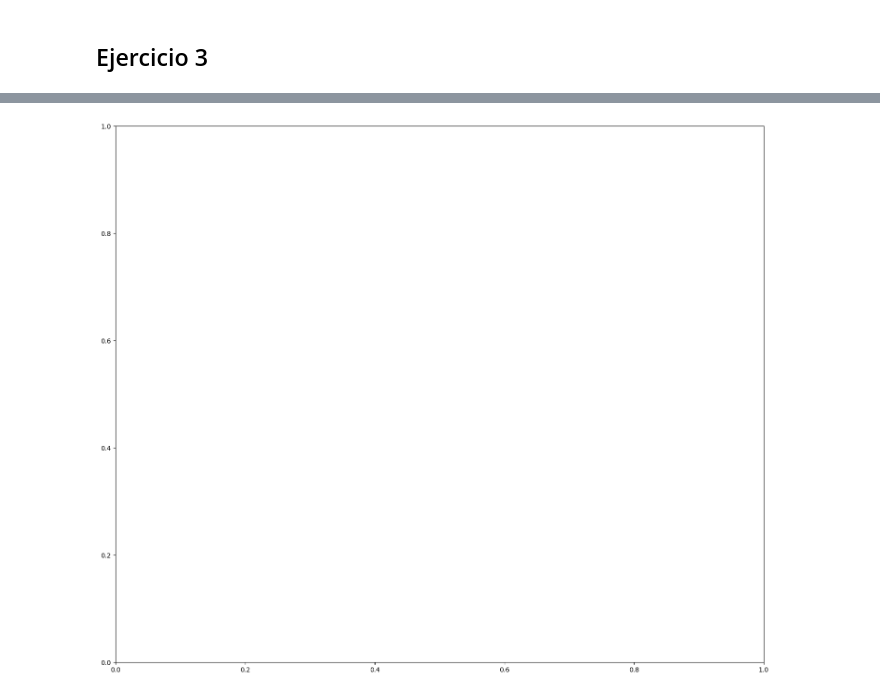
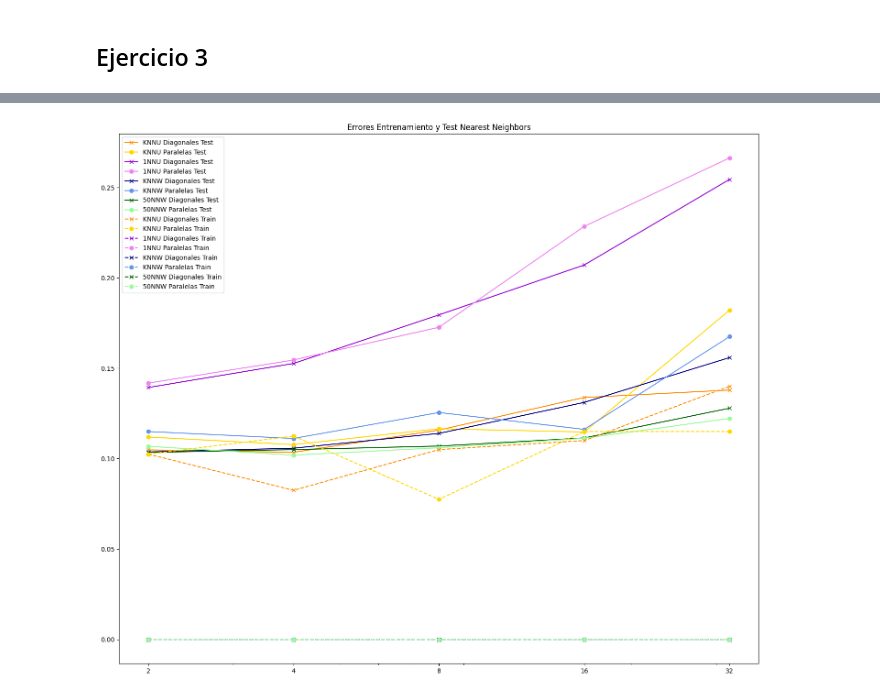
Before and after one commit to Pomarola/IAA, a Jupyter notebook: TP4 Lucas Poma.ipynb, the cells around one changed output, grey strips where cells are left out. Cells and saved outputs as stored; diff of their text form; code cells hidden in the pictures.

```diff
--- a/TP4 Lucas Poma.ipynb
+++ b/TP4 Lucas Poma.ipynb
@@ -340,13 +372,13 @@ for dimension in dimensiones:
         best_knn, _, _, _ = entrenar_knn_clasificacion(MAX_VECINOS, X_train, y_train, X_val, y_val, X_test, y_test)
         errTest = error_clasificacion(y_test, best_knn.predict(X_test))
         errEntrenamiento = error_clasificacion(y_train, best_knn.predict(X_train))
-        dataParalelasKNN.append([dimension, conjunto, errTest, errEntrenamiento])
+        dataDiagonalesKNN.append([dimension, conjunto, errTest, errEntrenamiento])
 
         best_knn = KNeighborsClassifier(n_neighbors=1, weights='uniform')
         best_knn.fit(X, y)
         errTest = error_clasificacion(y_test, best_knn.predict(X_test))
         errEntrenamiento = error_clasificacion(y, best_knn.predict(X))
-        dataParalelas1NN.append([dimension, conjunto, errTest, errEntrenamiento])
+        dataDiagonales1NN.append([dimension, conjunto, errTest, errEntrenamiento])
 # %% [markdown]
 ### Paralelas
 # %%
@@ -489,10 +521,10 @@ dataParalelas50NNW = []
 dataDiagonales50NNW = []
 dataParalelasKNNW = []
 dataDiagonalesKNNW = []
-dataParalelasKNN = []
-dataDiagonalesKNN = []
-dataParalelas1NN = []
-dataDiagonales1NN = []
+dataParalelasKNNU = []
+dataDiagonalesKNNU = []
+dataParalelas1NNU = []
+dataDiagonales1NNU = []
 # %%
 fig, axs = plt.subplots(1, 2, figsize=(18, 9))
 testParalelas10000 = paralelas(testSamples, 32, overlap)
@@ -506,19 +538,19 @@ y = dfParalelas['class']
 X_train, X_val, y_train, y_val = train_test_split(X, y, test_size=0.2)
 
 bestknn, error_train, error_val, error_test = entrenar_knn_clasificacion_peso(MAX_VECINOS, X_train, y_train, X_val, y_val, X_test, y_test)
-plot_errors_knn(axs[0], error_train, error_val, error_test, MAX_VECINOS, 'Errores KNN Distance Weighted Paralelas')
+plot_errors_knn(axs[0], error_train, error_val, error_test, MAX_VECINOS, 'Errores KNN Distance Weighted Paralelas 32D')
 
-testDiagonales10000 = diagonales(testSamples, dimension, overlap)
+testDiagonales10000 = diagonales(testSamples, 32, overlap)
 X_test = testDiagonales10000.drop(columns=['class'])
 y_test = testDiagonales10000['class']
 
-dfDiagonales = diagonales(250, dimension, overlap)
+dfDiagonales = diagonales(250, 32, overlap)
 X = dfDiagonales.drop(columns=['class'])
 y = dfDiagonales['class']
 
 X_train, X_val, y_train, y_val = train_test_split(X, y, test_size=0.2)
 
 bestknn, error_train, error_val, error_test = entrenar_knn_clasificacion_peso(MAX_VECINOS, X_train, y_train, X_val, y_val, X_test, y_test)
-plot_errors_knn(axs[1], error_train, error_val, error_test, MAX_VECINOS, 'Errores KNN Distance Weighted Diagonales')
+plot_errors_knn(axs[1], error_train, error_val, error_test, MAX_VECINOS, 'Errores KNN Distance Weighted Diagonales 32D')
 plt.show()
 # %% [output]
@@ -592,35 +626,51 @@ for dimension in dimensiones:
 # %%
-dfDiagonalesKNN = pd.DataFrame(dataDiagonalesKNN, columns=['dimension', 'errTest', 'errEntrenamiento'])
-dfParalelasKNN = pd.DataFrame(dataParalelasKNN, columns=['dimension', 'errTest', 'errEntrenamiento'])
+dfDiagonalesKNNU = pd.DataFrame(dataDiagonalesKNNU, columns=['dimension', 'conjunto', 'errTest', 'errEntrenamiento'])
+dfParalelasKNNU = pd.DataFrame(dataParalelasKNNU, columns=['dimension', 'conjunto', 'errTest', 'errEntrenamiento'])
+promsErrTestDiagonalesKNNU = dfDiagonalesKNNU.groupby('dimension')['errTest'].mean()
+promsErrTestParalelasKNNU = dfParalelasKNNU.groupby('dimension')['errTest'].mean()
+promsErrEntrenamientoDiagonalesKNNU = dfDiagonalesKNNU.groupby('dimension')['errEntrenamiento'].mean()
+promsErrEntrenamientoParalelasKNNU = dfParalelasKNNU.groupby('dimension')['errEntrenamiento'].mean()
 
-dfDiagonales1NN = pd.DataFrame(dataDiagonales1NN, columns=['dimension', 'errTest', 'errEntrenamiento'])
-dfParalelas1NN = pd.DataFrame(dataParalelas1NN, columns=['dimension', 'errTest', 'errEntrenamiento'])
+dfDiagonales1NNU = pd.DataFrame(dataDiagonales1NNU, columns=['dimension', 'conjunto', 'errTest', 'errEntrenamiento'])
+dfParalelas1NNU = pd.DataFrame(dataParalelas1NNU, columns=['dimension', 'conjunto', 'errTest', 'errEntrenamiento'])
+promsErrTestDiagonales1NNU = dfDiagonales1NNU.groupby('dimension')['errTest'].mean()
+promsErrTestParalelas1NNU = dfParalelas1NNU.groupby('dimension')['errTest'].mean()
+promsErrEntrenamientoDiagonales1NNU = dfDiagonales1NNU.groupby('dimension')['errEntrenamiento'].mean()
+promsErrEntrenamientoParalelas1NNU = dfParalelas1NNU.groupby('dimension')['errEntrenamiento'].mean()
 
-dfDiagonalesKNNW = pd.DataFrame(dataDiagonalesKNNW, columns=['dimension', 'errTest', 'errEntrenamiento'])
-dfParalelasKNNW = pd.DataFrame(dataParalelasKNNW, columns=['dimension', 'errTest', 'errEntrenamiento'])
+dfDiagonalesKNNW = pd.DataFrame(dataDiagonalesKNNW, columns=['dimension', 'conjunto', 'errTest', 'errEntrenamiento'])
+dfParalelasKNNW = pd.DataFrame(dataParalelasKNNW, columns=['dimension', 'conjunto', 'errTest', 'errEntrenamiento'])
+promsErrTestDiagonalesKNNW = dfDiagonalesKNNW.groupby('dimension')['errTest'].mean()
+promsErrTestParalelasKNNW = dfParalelasKNNW.groupby('dimension')['errTest'].mean()
+promsErrEntrenamientoDiagonalesKNNW = dfDiagonalesKNNW.groupby('dimension')['errEntrenamiento'].mean()
+promsErrEntrenamientoParalelasKNNW = dfParalelasKNNW.groupby('dimension')['errEntrenamiento'].mean()
 
-dfDiagonales50NNW = pd.DataFrame(dataDiagonales50NNW, columns=['dimension', 'errTest', 'errEntrenamiento'])
-dfParalelas50NNW = pd.DataFrame(dataParalelas50NNW, columns=['dimension', 'errTest', 'errEntrenamiento'])
+dfDiagonales50NNW = pd.DataFrame(dataDiagonales50NNW, columns=['dimension', 'conjunto', 'errTest', 'errEntrenamiento'])
+dfParalelas50NNW = pd.DataFrame(dataParalelas50NNW, columns=['dimension', 'conjunto', 'errTest', 'errEntrenamiento'])
+promsErrTestDiagonales50NNW = dfDiagonales50NNW.groupby('dimension')['errTest'].mean()
+promsErrTestParalelas50NNW = dfParalelas50NNW.groupby('dimension')['errTest'].mean()
+promsErrEntrenamientoDiagonales50NNW = dfDiagonales50NNW.groupby('dimension')['errEntrenamiento'].mean()
+promsErrEntrenamientoParalelas50NNW = dfParalelas50NNW.groupby('dimension')['errEntrenamiento'].mean()
 
 plt.figure(figsize=(18, 15))
 
-plt.plot(dimensiones, dfDiagonalesKNN['errTest'], c='darkorange', label='KNNU Diagonales Test', marker='x', linestyle="-")
-plt.plot(dimensiones, dfParalelasKNN['errTest'], c='gold', label='KNNU Paralelas Test', marker='o', linestyle="-")
-plt.plot(dimensiones, dfDiagonales1NN['errTest'], c='darkviolet', label='1NNU Diagonales Test', marker='x', linestyle="-")
-plt.plot(dimensiones, dfParalelas1NN['errTest'], c='violet', label='1NNU Paralelas Test', marker='o', linestyle="-")
-plt.plot(dimensiones, dfDiagonalesKNNW['errTest'], c='navy', label='KNNW Diagonales Test', marker='x', linestyle="-")
-plt.plot(dimensiones, dfParalelasKNNW['errTest'], c='cornflowerblue', label='KNNW Paralelas Test', marker='o', linestyle="-")
-plt.plot(dimensiones, dfDiagonales50NNW['errTest'], c='darkgreen', label='50NNW Diagonales Test', marker='x', linestyle="-")
-plt.plot(dimensiones, dfParalelas50NNW['errTest'], c='palegreen', label='50NNW Paralelas Test', marker='o', linestyle="-")
+plt.plot(dimensiones, promsErrTestDiagonalesKNNU, c='darkorange', label='KNNU Diagonales Test', marker='x', linestyle="-")
+plt.plot(dimensiones, promsErrTestParalelasKNNU, c='gold', label='KNNU Paralelas Test', marker='o', linestyle="-")
+plt.plot(dimensiones, promsErrTestDiagonales1NNU, c='darkviolet', label='1NNU Diagonales Test', marker='x', linestyle="-")
+plt.plot(dimensiones, promsErrTestParalelas1NNU, c='violet', label='1NNU Paralelas Test', marker='o', linestyle="-")
+plt.plot(dimensiones, promsErrTestDiagonalesKNNW, c='navy', label='KNNW Diagonales Test', marker='x', linestyle="-")
+plt.plot(dimensiones, promsErrTestParalelasKNNW, c='cornflowerblue', label='KNNW Paralelas Test', marker='o', linestyle="-")
+plt.plot(dimensiones, promsErrTestDiagonales50NNW, c='darkgreen', label='50NNW Diagonales Test', marker='x', linestyle="-")
+plt.plot(dimensiones, promsErrTestParalelas50NNW, c='palegreen', label='50NNW Paralelas Test', marker='o', linestyle="-")
 
-plt.plot(dimensiones, dfDiagonalesKNN['errEntrenamiento'], c='darkorange', label='KNNU Diagonales Train', marker='x', linestyle="--")
-plt.plot(dimensiones, dfParalelasKNN['errEntrenamiento'], c='gold', label='KNNU Paralelas Train', marker='o', linestyle="--")
-plt.plot(dimensiones, dfDiagonales1NN['errEntrenamiento'], c='darkviolet', label='1NNU Diagonales Train', marker='x', linestyle="--")
-plt.plot(dimensiones, dfParalelas1NN['errEntrenamiento'], c='violet', label='1NNU Paralelas Train', marker='o', linestyle="--")
-plt.plot(dimensiones, dfDiagonalesKNNW['errEntrenamiento'], c='navy', label='KNNW Diagonales Train', marker='x', linestyle="--")
-plt.plot(dimensiones, dfParalelasKNNW['errEntrenamiento'], c='cornflowerblue', label='KNNW Paralelas Train', marker='o', linestyle="--")
-plt.plot(dimensiones, dfDiagonales50NNW['errEntrenamiento'], c='darkgreen', label='50NNW Diagonales Train', marker='x', linestyle="--")
-plt.plot(dimensiones, dfParalelas50NNW['errEntrenamiento'], c='palegreen', label='50NNW Paralelas Train', marker='o', linestyle="--")
+plt.plot(dimensiones, promsErrEntrenamientoDiagonalesKNNU, c='darkorange', label='KNNU Diagonales Train', marker='x', linestyle="--")
+plt.plot(dimensiones, promsErrEntrenamientoParalelasKNNU, c='gold', label='KNNU Paralelas Train', marker='o', linestyle="--")
+plt.plot(dimensiones, promsErrEntrenamientoDiagonales1NNU, c='darkviolet', label='1NNU Diagonales Train', marker='x', linestyle="--")
+plt.plot(dimensiones, promsErrEntrenamientoParalelas1NNU, c='violet', label='1NNU Paralelas Train', marker='o', linestyle="--")
+plt.plot(dimensiones, promsErrEntrenamientoDiagonalesKNNW, c='navy', label='KNNW Diagonales Train', marker='x', linestyle="--")
+plt.plot(dimensiones, promsErrEntrenamientoParalelasKNNW, c='cornflowerblue', label='KNNW Paralelas Train', marker='o', linestyle="--")
+plt.plot(dimensiones, promsErrEntrenamientoDiagonales50NNW, c='darkgreen', label='50NNW Diagonales Train', marker='x', linestyle="--")
+plt.plot(dimensiones, promsErrEntrenamientoParalelas50NNW, c='palegreen', label='50NNW Paralelas Train', marker='o', linestyle="--")
 
 plt.legend()
 plt.xscale('log')
@@ -633 +682 @@ ValueError: x and y must have same first dimension, but have shapes (5,) and (20
-[figure, old version]
+[figure, new version]
```
Also changed, not shown: parts of 21 cells of this notebook.
